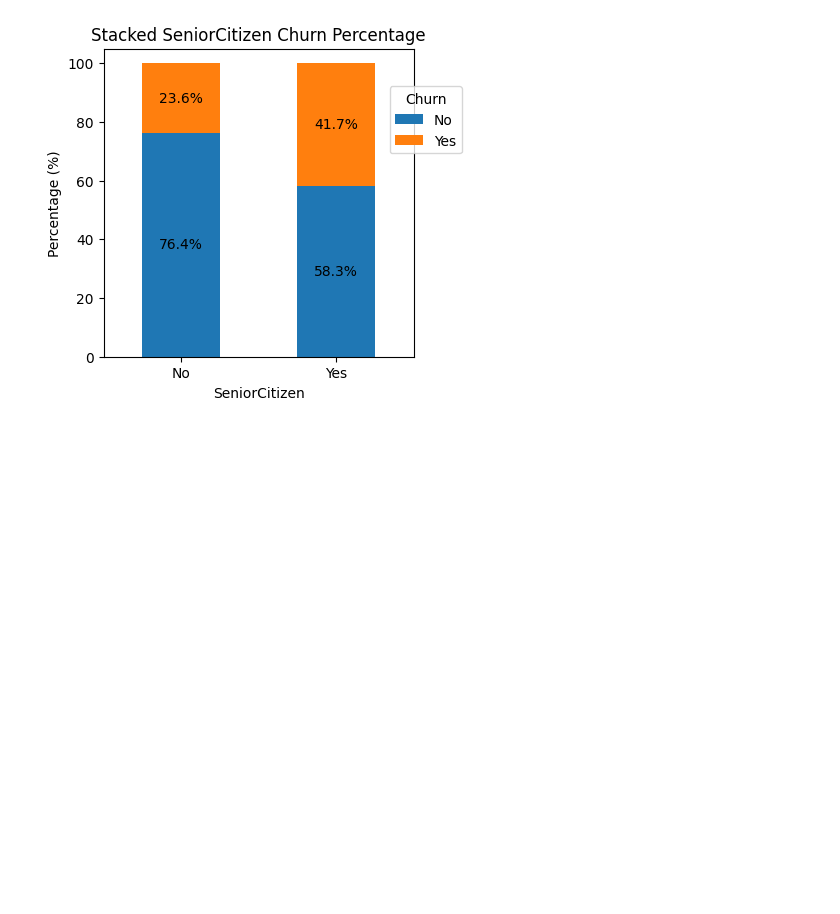
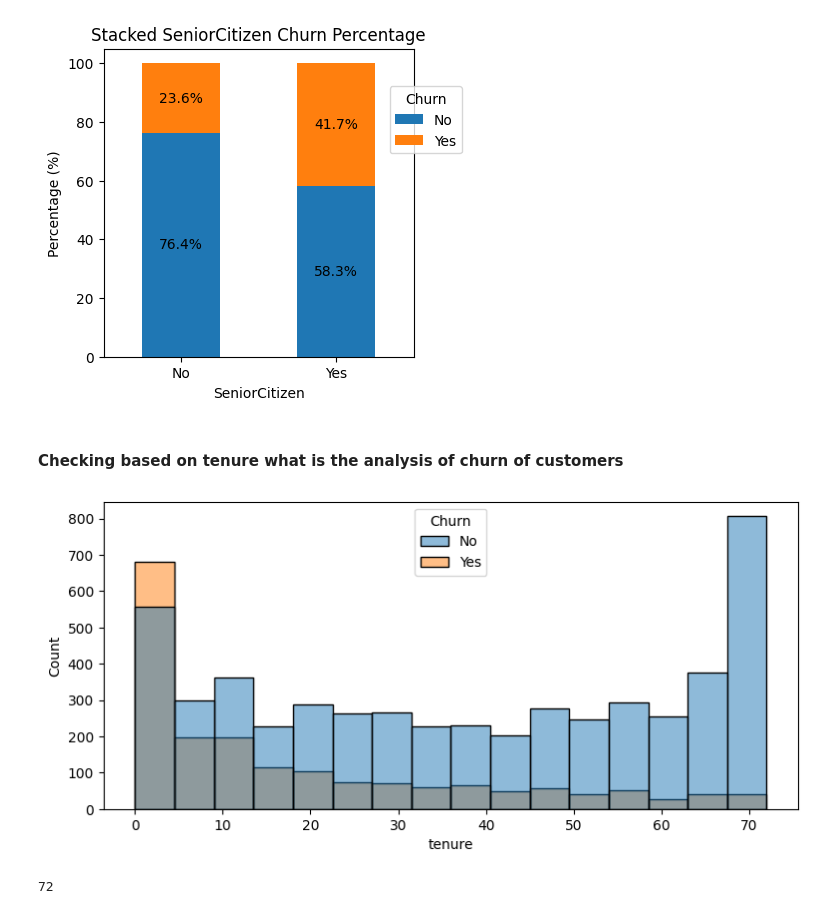
Before and after one commit to spotnuru83/Training, a Jupyter notebook: eda.ipynb, the cells around one changed output. Drawn from its saved outputs; the diff is of its cells as text; code cells hidden in the pictures; blank space fills up the shorter version.

```diff
--- a/eda.ipynb
+++ b/eda.ipynb
@@ -273,3 +273,15 @@ plt.legend(title='Churn', bbox_to_anchor=(0.9,0.9))
 plt.show()
 # %% [output]
 [figure]
+# %% [markdown]
+#### Checking based on tenure what is the analysis of churn of customers
+# %%
+plt.figure(figsize=(9,4))
+sns.histplot(x="tenure", data = df, hue="Churn")
+plt.show()
+# %% [output]
+[figure, added]
+# %%
+df["tenure"].max()
+# %% [output]
+72
```
Also changed, not shown: parts of 5 cells of this notebook.
